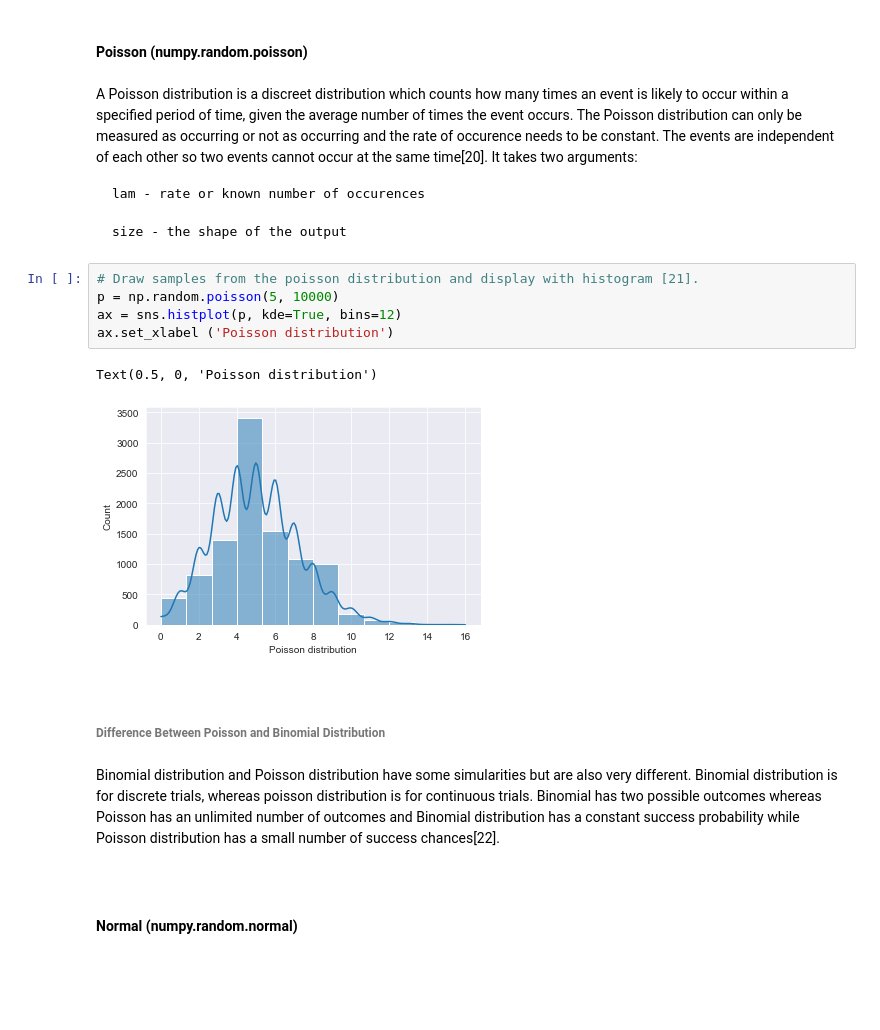
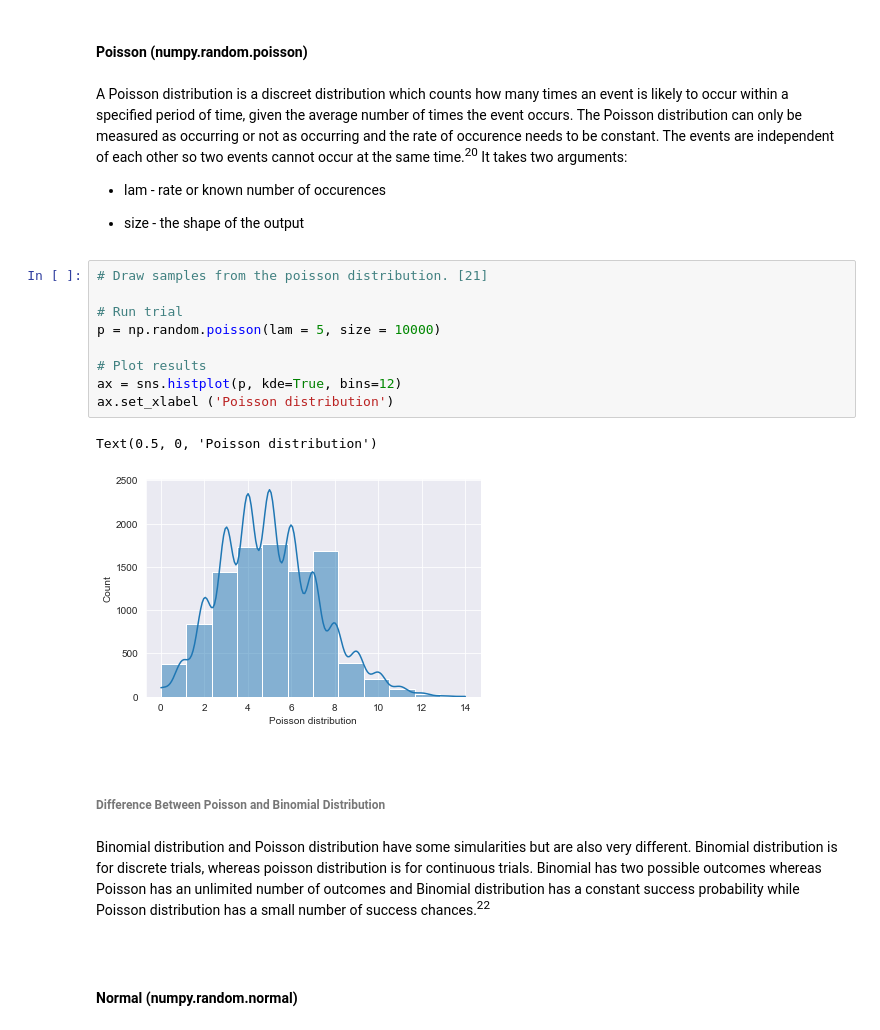
Before and after one commit to dconn20/numpy.random-package, a Jupyter notebook: Numpy.random - Package.ipynb, the cells around one changed output. Drawn from its saved outputs; the diff is of its cells as text; blank space fills up the shorter version.

```diff
--- a/Numpy.random - Package.ipynb
+++ b/Numpy.random - Package.ipynb
@@ -305,25 +323,30 @@ Text(0.5, 0, 'Binomial distribution')
 
 #### Poisson (numpy.random.poisson)
 # %% [markdown]
-A Poisson distribution is a discreet distribution which counts how many times an event is likely to occur within a specified period of time, given the average number of times the event occurs. The Poisson distribution can only be measured as occurring or not as occurring and the rate of occurence needs to be constant. The events are independent of each other so two events cannot occur at the same time[20]. It takes two arguments:
+A Poisson distribution is a discreet distribution which counts how many times an event is likely to occur within a specified period of time, given the average number of times the event occurs. The Poisson distribution can only be measured as occurring or not as occurring and the rate of occurence needs to be constant. The events are independent of each other so two events cannot occur at the same time.<sup>20</sup> It takes two arguments:
 
-    lam - rate or known number of occurences
+   * lam - rate or known number of occurences
 
-    size - the shape of the output
+
+   * size - the shape of the output
 # %%
-# Draw samples from the poisson distribution and display with histogram [21].
-p = np.random.poisson(5, 10000)
+# Draw samples from the poisson distribution. [21]
+
+# Run trial
+p = np.random.poisson(lam = 5, size = 10000)
+
+# Plot results
 ax = sns.histplot(p, kde=True, bins=12)
 ax.set_xlabel ('Poisson distribution')
 # %% [output]
 Text(0.5, 0, 'Poisson distribution')
-[figure, old version]
+[figure, new version]
 # %% [markdown]
 <br/>
 
 ###### Difference Between Poisson and Binomial Distribution
 # %% [markdown]
-Binomial distribution and Poisson distribution have some simularities but are also very different. Binomial distribution is for discrete trials, whereas poisson distribution is for continuous trials. Binomial has two possible outcomes whereas Poisson has an unlimited number of outcomes and Binomial distribution has a constant success probability while Poisson distribution has a small number of success chances[22].
+Binomial distribution and Poisson distribution have some simularities but are also very different. Binomial distribution is for discrete trials, whereas poisson distribution is for continuous trials. Binomial has two possible outcomes whereas Poisson has an unlimited number of outcomes and Binomial distribution has a constant success probability while Poisson distribution has a small number of success chances.<sup>22</sup>
 # %% [markdown]
 <br/>
 
```
Also changed, not shown: parts of 36 cells of this notebook, 1 other file.
